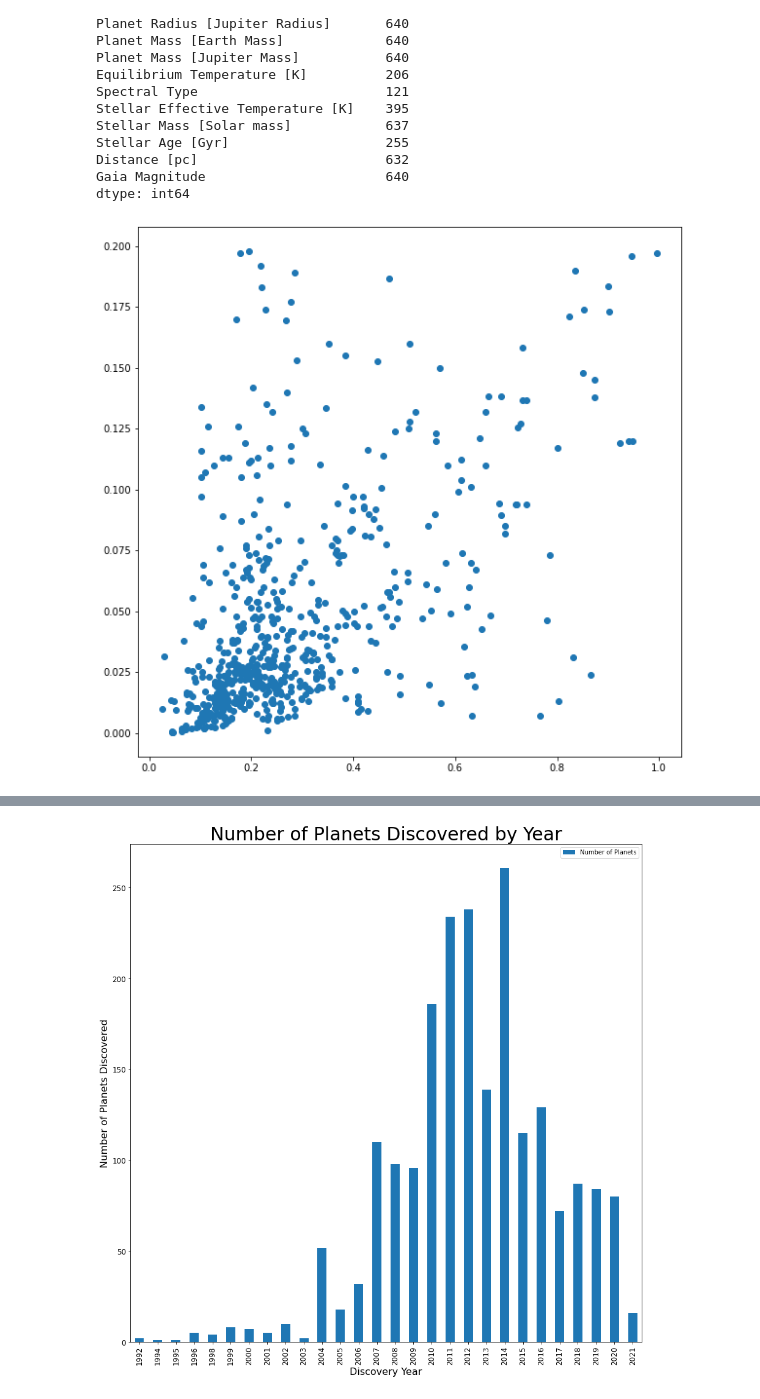
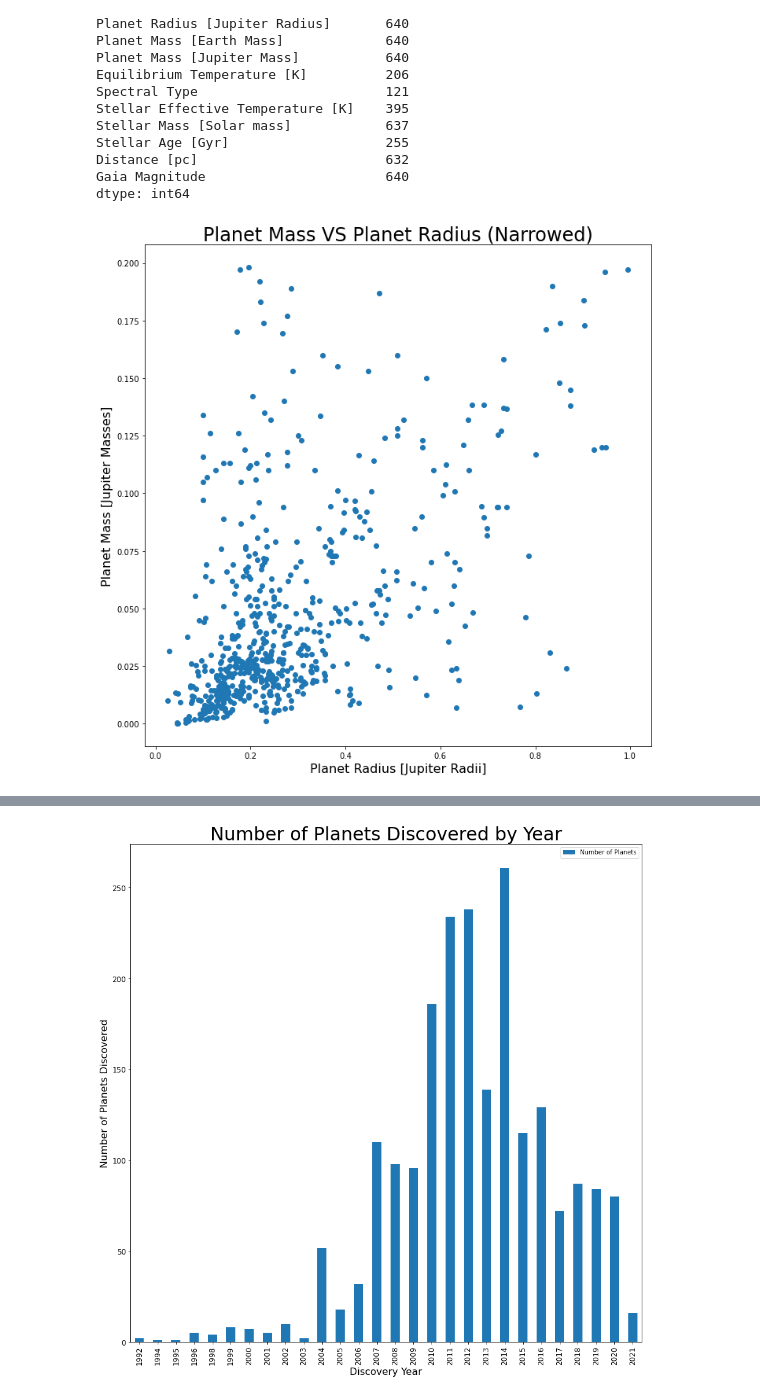
Before and after one commit to Crazyspaceman-hd/Exoplanets, a Jupyter notebook: Exoplanets.ipynb, the cells around one changed output, grey strips where cells are left out. Drawn from its saved outputs; the diff is of its cells as text; code cells hidden in the pictures.

Commit message:
updating plot labels

```diff
--- a/Exoplanets.ipynb
+++ b/Exoplanets.ipynb
@@ -189,9 +193,13 @@ dtype: int64
 # %%
 plt.figure(figsize=(10, 10))
 plt.scatter((small['Planet Radius [Jupiter Radius]']), small['Planet Mass [Jupiter Mass]'])
+plt.xlabel('Planet Radius [Jupiter Radii]', fontsize=16)
+plt.ylabel('Planet Mass [Jupiter Masses]', fontsize=16)
+plt.title(label="Planet Mass VS Planet Radius (Narrowed)", fontsize=24)
+plt.tight_layout()
 plt.savefig('./Images/RadiusJvsMassJlow')
 # %% [output]
-[figure, old version]
+[figure, new version]
 # %%
 system_size = star_specific.groupby('Number of Planets').agg({'Number of Stars':'count'})
 system_size.plot(kind='bar')
```
Also changed, not shown: parts of 7 cells of this notebook, 7 other files.
